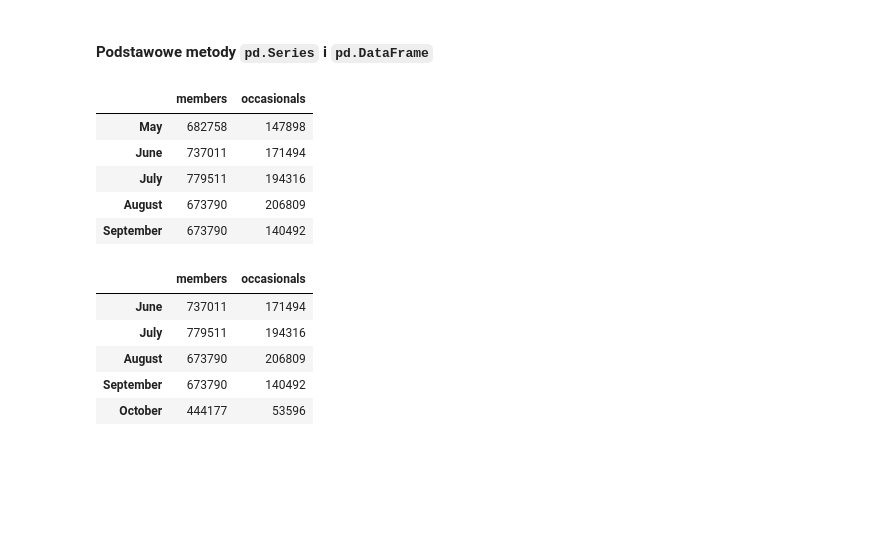
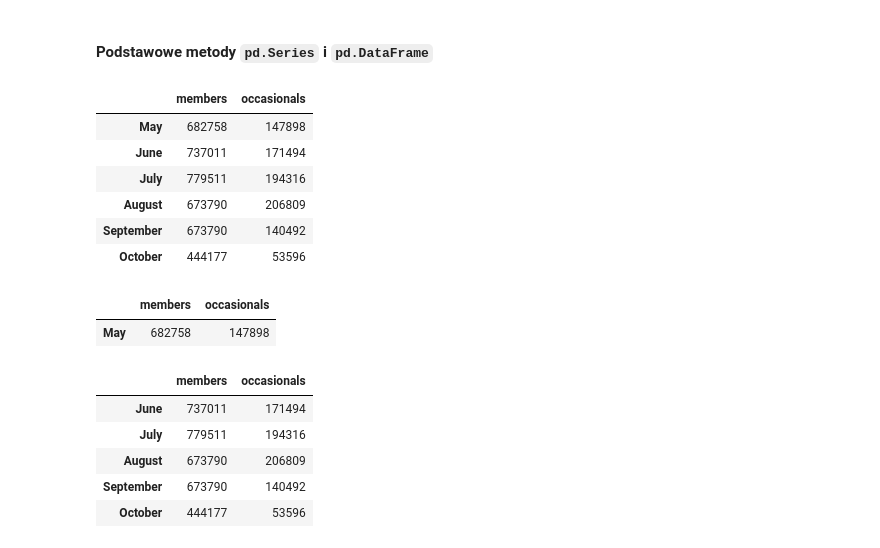
Before and after one commit to Cloudy17g35/python-2021-2022, a Jupyter notebook: pandas/data_analysis.ipynb, the cells around one changed output. Drawn from its saved outputs; the diff is of its cells as text; code cells hidden in the pictures; blank space fills up the shorter version.

```diff
--- a/pandas/data_analysis.ipynb
+++ b/pandas/data_analysis.ipynb
@@ -306,15 +413,21 @@ occasionals = pd.Series({'May': 147898, 'June': 171494, 'July': 194316, 'August'
 'September': 140492, 'October': 53596})
 
 df = pd.DataFrame({'members': members, 'occasionals': occasionals})
+
+df
+# %% [output]
+|  | members | occasionals |
+| May | 682758 | 147898 |
+| June | 737011 | 171494 |
+| July | 779511 | 194316 |
+| August | 673790 | 206809 |
+| September | 673790 | 140492 |
+| October | 444177 | 53596 |
 # %%
-df.head()
+df.head(1)
 # %% [output]
 |  | members | occasionals |
 | May | 682758 | 147898 |
-| June | 737011 | 171494 |
-| July | 779511 | 194316 |
-| August | 673790 | 206809 |
-| September | 673790 | 140492 |
 # %%
 df.tail()
 # %% [output]
```
Also changed, not shown: parts of 41 cells of this notebook, 1 other file.
